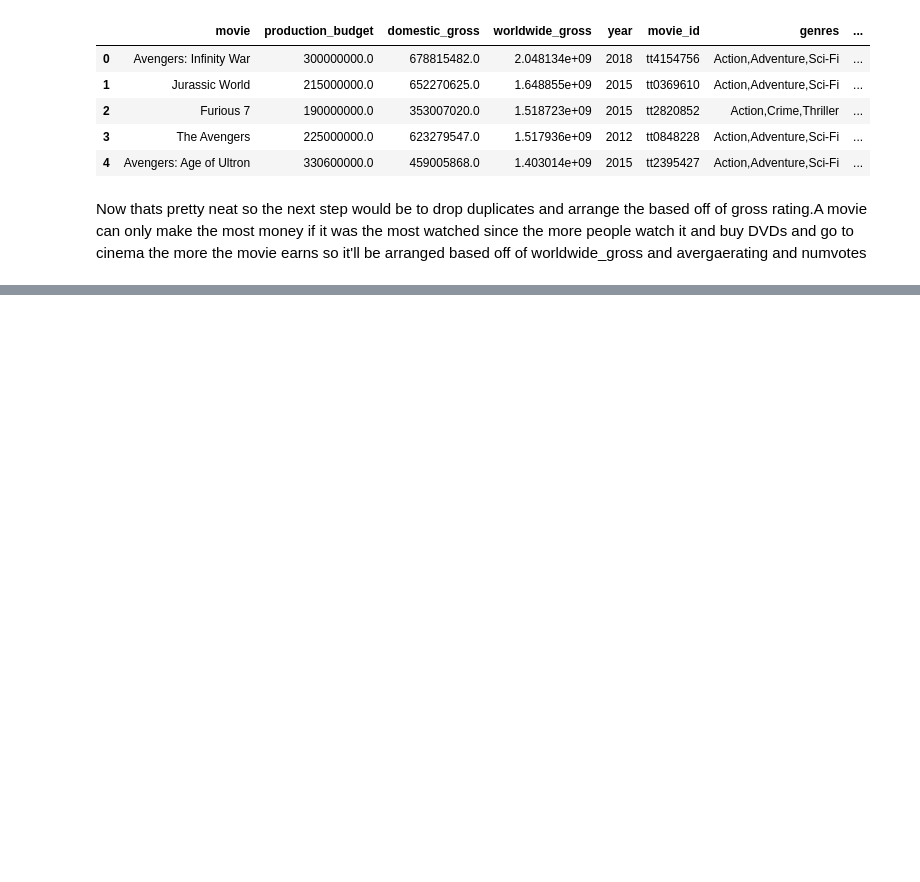
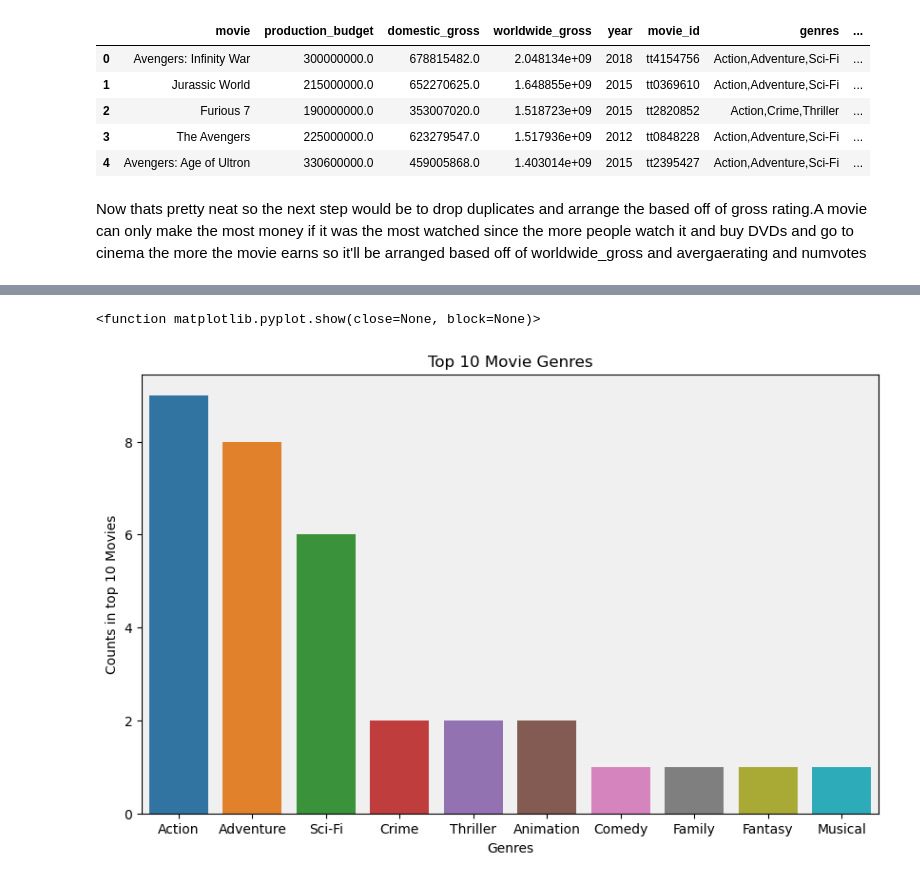
Before and after one commit to IceyPanda23/Phase-1-project, a Jupyter notebook: project.ipynb, the cells around one changed output, grey strips where cells are left out. Drawn from its saved outputs; the diff is of its cells as text; code cells hidden in the pictures; blank space fills up the shorter version.

```diff
--- a/project.ipynb
+++ b/project.ipynb
@@ -418,0 +427,9 @@ Done.
+# %%
+genre_list = imdb_budget.loc[:10,'genres'].str.split(',').to_list()
+genre_list_new=[]
+for listt in genre_list:
+    for genre in listt:
+        genre_list_new.append(genre)
+from collections import Counter
+genre_counts = Counter(genre_list_new)
+genre_counts
@@ -418,0 +489,13 @@ Done.
+# %%
+top_10_genre, ax = plt.subplots(figsize=(10,6))
+genree = list(genre_counts.keys())
+genre_no = list(genre_counts.values())
+sns.barplot(x=genree, y=genre_no)
+ax.set_xlabel('Genres')
+ax.set_ylabel('Counts in top 10 Movies')
+plt.gca().set_facecolor('#f0f0f0')
+ax.set_title('Top 10 Movie Genres')
+plt.show
+# %% [output]
+<function matplotlib.pyplot.show(close=None, block=None)>
+[figure, added]
```
Also changed, not shown: parts of 20 cells of this notebook.
